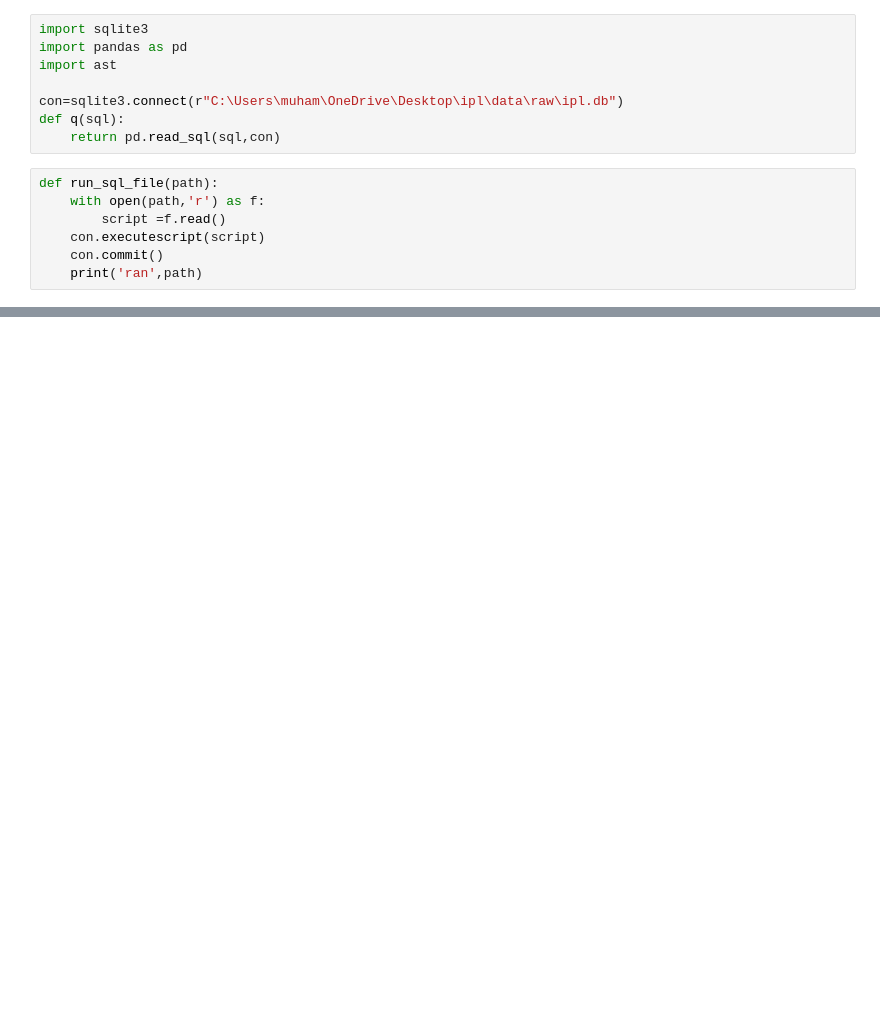
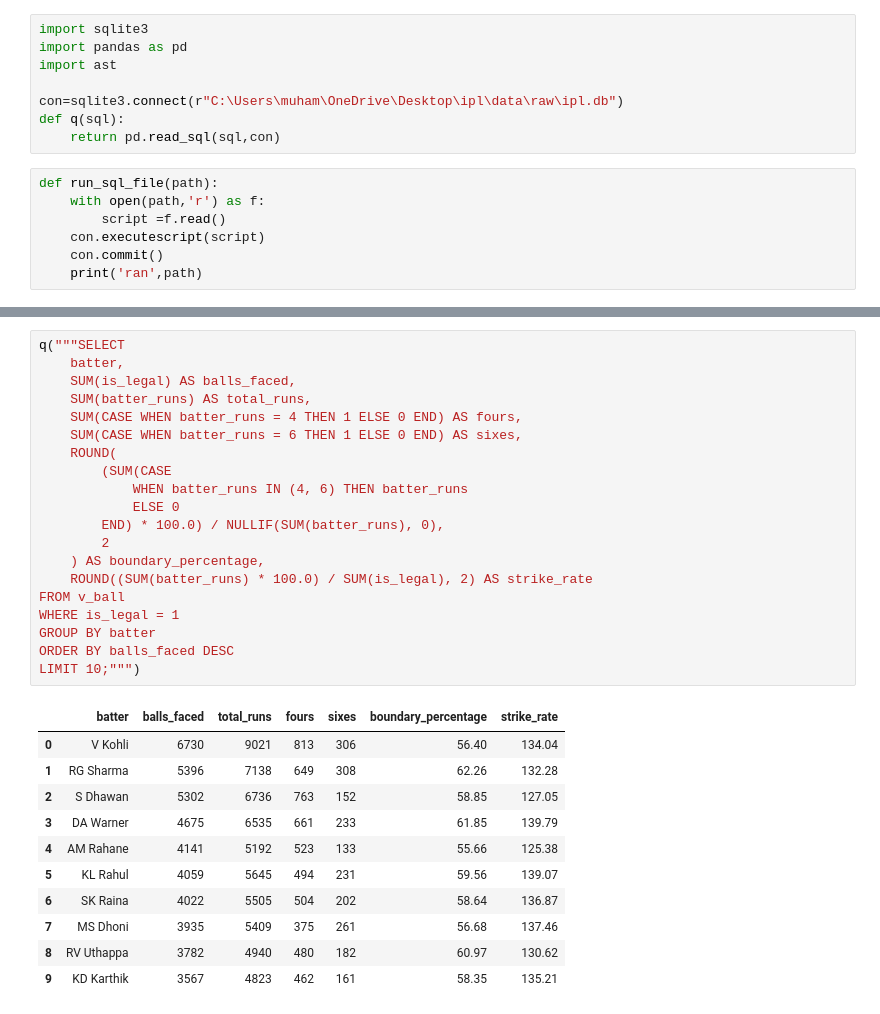
Before and after one commit to muhammednmbca25dbi-lgtm/ipl_3, a Jupyter notebook: notebooks/data_analysis.ipynb, the cells around one changed output, grey strips where cells are left out. Saved outputs shown, nothing was run; the diff lists cells and outputs as text; blank space fills up the shorter version.

```diff
--- a/notebooks/data_analysis.ipynb
+++ b/notebooks/data_analysis.ipynb
@@ -33,0 +137,32 @@ run_sql_file(r"C:\Users\muham\OneDrive\Desktop\ipl\sql\09_analysis_views.sql")
+# %%
+q("""SELECT
+    batter,
+    SUM(is_legal) AS balls_faced,
+    SUM(batter_runs) AS total_runs,
+    SUM(CASE WHEN batter_runs = 4 THEN 1 ELSE 0 END) AS fours,
+    SUM(CASE WHEN batter_runs = 6 THEN 1 ELSE 0 END) AS sixes,
+    ROUND(
+        (SUM(CASE
+            WHEN batter_runs IN (4, 6) THEN batter_runs
+            ELSE 0
+        END) * 100.0) / NULLIF(SUM(batter_runs), 0),
+        2
+    ) AS boundary_percentage,
+    ROUND((SUM(batter_runs) * 100.0) / SUM(is_legal), 2) AS strike_rate
+FROM v_ball
+WHERE is_legal = 1
+GROUP BY batter
+ORDER BY balls_faced DESC
+LIMIT 10;""")
+# %% [output]
+|  | batter | balls_faced | total_runs | fours | sixes | boundary_percentage | strike_rate |
+| 0 | V Kohli | 6730 | 9021 | 813 | 306 | 56.40 | 134.04 |
+| 1 | RG Sharma | 5396 | 7138 | 649 | 308 | 62.26 | 132.28 |
+| 2 | S Dhawan | 5302 | 6736 | 763 | 152 | 58.85 | 127.05 |
+| 3 | DA Warner | 4675 | 6535 | 661 | 233 | 61.85 | 139.79 |
+| 4 | AM Rahane | 4141 | 5192 | 523 | 133 | 55.66 | 125.38 |
+| 5 | KL Rahul | 4059 | 5645 | 494 | 231 | 59.56 | 139.07 |
+| 6 | SK Raina | 4022 | 5505 | 504 | 202 | 58.64 | 136.87 |
+| 7 | MS Dhoni | 3935 | 5409 | 375 | 261 | 56.68 | 137.46 |
+| 8 | RV Uthappa | 3782 | 4940 | 480 | 182 | 60.97 | 130.62 |
+| 9 | KD Karthik | 3567 | 4823 | 462 | 161 | 58.35 | 135.21 |
```
Also changed, not shown: parts of 50 cells of this notebook, 4 other files.
